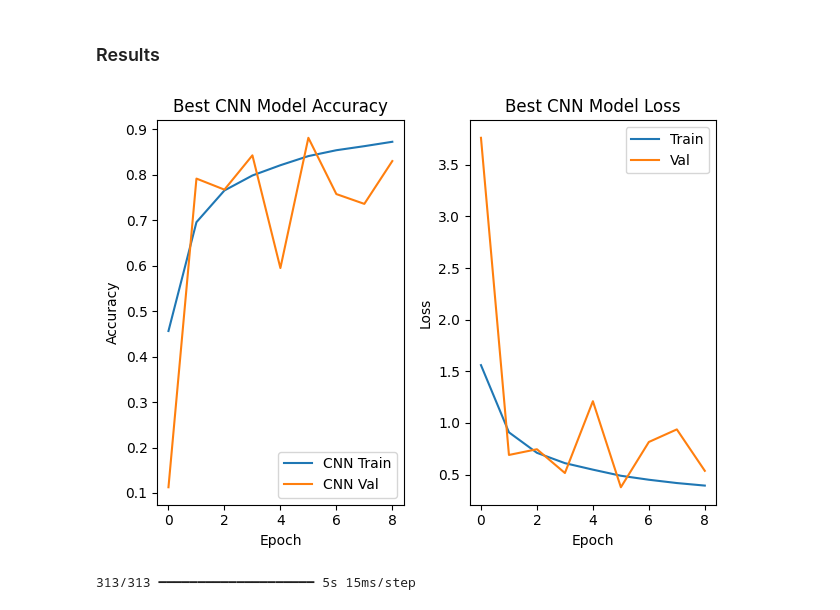
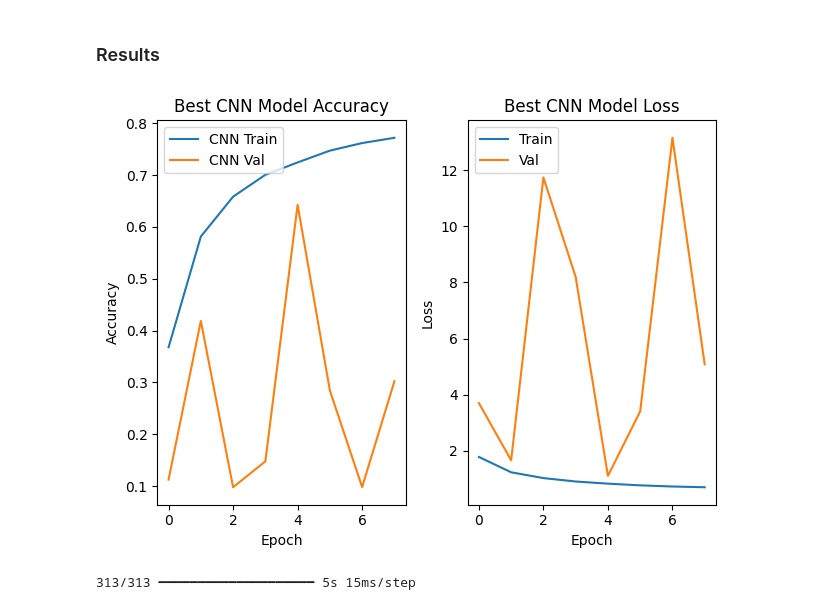
Before and after one commit to HugoBrtn/2-Projets_courts, a Jupyter notebook: Projet1-Images_chiffres/Images_chiffres_CNN.ipynb, the cells around one changed output. Saved outputs shown, nothing was run; the diff lists cells and outputs as text; code cells hidden in the pictures.

```diff
--- a/Projet1-Images_chiffres/Images_chiffres_CNN.ipynb
+++ b/Projet1-Images_chiffres/Images_chiffres_CNN.ipynb
@@ -92,12 +87,11 @@ plt.show()
 ### Parameters
 # %%
 # Parameters
-epochs_cnn = 0
+epochs_cnn = 10
 batch_size_cnn = 100
-validation_split_cnn = .2
-k_folds = 5
+k_folds = 4
 learning_rate_cnn = 0.001
 metric_cnn = ["accuracy"]  #"SparseCategoricalAccuracy"
-monitor_callback_cnn = "val_accuracy"
-patience_callback_cnn = 5
-mode_callback_cnn = "max"
+monitor_callback_cnn = "val_loss"
+patience_callback_cnn = 3
+mode_callback_cnn = None  # "max"
@@ -120,19 +111,23 @@ Skipping registering GPU devices...
 def create_cnn_model():
     cnn_model = Sequential([
         #data_augmentation,
-        Conv2D(16, (3, 3), activation='relu', kernel_initializer='he_uniform', input_shape=(28, 28, 1)),
+        Conv2D(64, (3, 3), activation='relu', kernel_initializer="he_uniform", input_shape=(28, 28, 1)),
         BatchNormalization(),
         MaxPooling2D((2, 2)),
         Dropout(0.25),
 
-        Conv2D(32, (3, 3), activation='relu', kernel_initializer='he_uniform'),
+        Conv2D(32, (2, 2), activation='relu', kernel_initializer="he_uniform"),
         BatchNormalization(),
         MaxPooling2D((2, 2)),
         Dropout(0.25),
 
         Flatten(),
-        Dense(64, kernel_initializer='he_uniform', activation='relu'),
+        Dense(32,  activation='relu', kernel_initializer="he_uniform"),
         Dropout(0.3),
+
+        # Dense(32,  activation='relu'),
+        # Dropout(0.3),
+
         Dense(10, activation='softmax')
         ])
 
@@ -166,7 +161,7 @@ for fold, (train_idx, val_idx) in enumerate(skf.split(X_train_cnn, y_train)):
         epochs=epochs_cnn,
         batch_size=batch_size_cnn,
         validation_data=(X_val_fold, y_val_fold),
-        callbacks=[EarlyStopping(monitor="val_loss", patience=5, mode=mode_callback_cnn, restore_best_weights=True)],
+        callbacks=[EarlyStopping(monitor=monitor_callback_cnn, patience=patience_callback_cnn, mode=mode_callback_cnn, restore_best_weights=True)],
         verbose=1
     )
 
@@ -219,26 +212,26 @@ Epoch 3/20
 # %%
 # Accuracy
 plt.subplot(1, 2, 1)
-plt.plot(best_cnn_history.history[accuracy], label='CNN Train')
-plt.plot(best_cnn_history.history['val_' + accuracy], label='CNN Val')
+plt.plot(best_cnn_history.history["accuracy"], label='CNN Train')
+plt.plot(best_cnn_history.history['val_' + "accuracy"], label='CNN Val')
 plt.title('Best CNN Model Accuracy')
 plt.ylabel('Accuracy')
 plt.xlabel('Epoch')
 plt.legend()
 
 # Loss
 plt.subplot(1, 2, 2)
 plt.plot(best_cnn_history.history['loss'], label='Train')
 plt.plot(best_cnn_history.history['val_loss'], label='Val')
 plt.title('Best CNN Model Loss')
 plt.ylabel('Loss')
 plt.xlabel('Epoch')
 plt.legend()
 
 plt.tight_layout()
 plt.show()
 # %% [output]
-[figure, old version]
+[figure, new version]
 # %%
 # Predict classes using the cnn model
 y_pred_cnn = best_cnn_model.predict(X_test_cnn)
```
Also changed, not shown: parts of 8 cells of this notebook, 3 other files.
